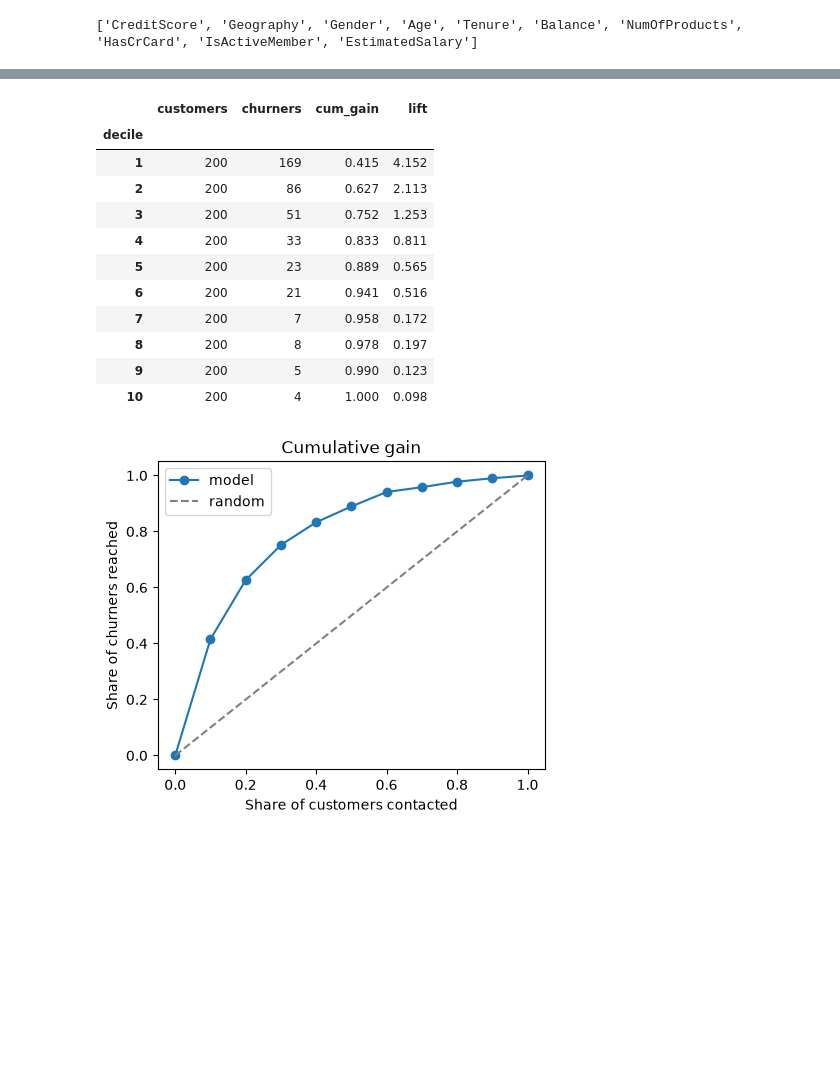
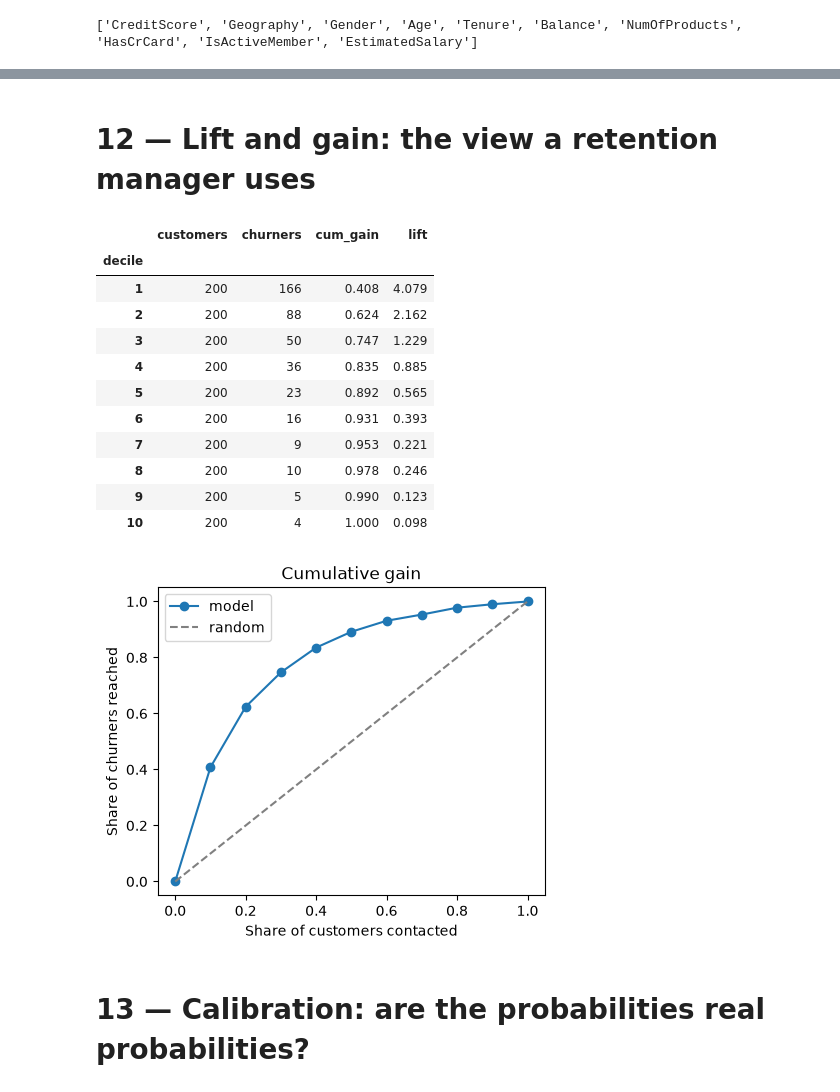
Before and after one commit to bhalekarsiddhesh45-sys/bank-customer-churn-prediction, a Jupyter notebook: notebook/05_Modeling_and_Evaluation.ipynb, the cells around one changed output, grey strips where cells are left out. Cells and saved outputs as stored; diff of their text form; code cells hidden in the pictures; blank space fills up the shorter version.

```diff
--- a/notebook/05_Modeling_and_Evaluation.ipynb
+++ b/notebook/05_Modeling_and_Evaluation.ipynb
@@ -75,10 +55,10 @@ print(df.columns.tolist())
 # %%
-df["HasZeroBalance"] = (df["Balance"] == 0).astype(int)
-df["BalanceToSalary"] =  df["Balance"] / df["EstimatedSalary"].replace(0, np.nan)
-df["AgeBand"] = pd.cut(df["Age"], bins=[0, 30, 40, 50, 60, 70, 80],
-                       labels=["<30", "30-39", "40-49", "50-59", "60-69", "70+"])
-df["ProductGroup"] = df["NumOfProducts"].clip(upper=3).astype(str).replace({"3": "3+"})
-df["Tenureyoungest"] = (df["Tenure"] <= 1).astype(int)
+df["HasZeroBalance"]      = (df["Balance"] == 0).astype(int)
+df["BalanceToSalary"]     = df["Balance"] / df["EstimatedSalary"].replace(0, np.nan)
+df["AgeBand"]             = pd.cut(df["Age"], [0, 29, 39, 49, 59, 120],
+                                   labels=["<30", "30-39", "40-49", "50-59", "60+"]).astype(str)
+df["ProductsGroup"]       = df["NumOfProducts"].clip(upper=3).astype(str).replace({"3": "3+"})
+df["TenureYoungAccount"]  = (df["Tenure"] <= 1).astype(int)
 df.head()
 # %% [output]
 |  | CreditScore | Geography | Gender | Age | Tenure | Balance | NumOfProducts | HasCrCard | IsActiveMember | ... |
@@ -92,5 +72,5 @@ df.head()
 # %%
-X_tr, X_te, Y_tr, Y_te = train_test_split (df, y, test_size=0.2, stratify =y, random_state=SEED)
-print("train shape:", X_tr.shape, "test shape:", X_te.shape)
-print(f"train churn rate: {Y_tr.mean():.3f}, test churn rate: {Y_te.mean():.3f}")
+X_tr, X_te, y_tr, y_te = train_test_split(df, y, test_size=0.2, stratify=y, random_state=SEED)
+print("train:", X_tr.shape, "| test:", X_te.shape)
+print(f"churn rate  train: {y_tr.mean():.3f} | test: {y_te.mean():.3f}")
 # %% [output]
@@ -124,15 +108,13 @@ categorical: ['Geography', 'Gender', 'AgeBand', 'ProductGroup']
 # %%
+import warnings; warnings.filterwarnings("ignore", message=".*ill-defined.*")
 cv = StratifiedKFold(5, shuffle=True, random_state=SEED)
-rows = []                                   # outside the loop, no indent
-
+rows = []
 for name, pipe in models.items():
-    s = cross_validate(pipe, X_tr, Y_tr, cv=cv,
-                       scoring=["roc_auc", "average_precision", "recall", "precision"])
-    rows.append({"model": name,             # inside the loop, indented
+    s = cross_validate(pipe, X_tr, y_tr, cv=cv, scoring=["roc_auc", "average_precision", "recall", "precision"])
+    rows.append({"model": name,
                  **{k: round(s[f"test_{k}"].mean(), 3) for k in ["roc_auc", "average_precision", "recall", "precision"]},
                  "pr_auc_std": round(s["test_average_precision"].std(), 3)})
-
-cmp_df = pd.DataFrame(rows).set_index("model")   # outside the loop, no indent
+cmp_df = pd.DataFrame(rows).set_index("model")
 cmp_df
 # %% [output]
 |  | roc_auc | average_precision | recall | precision | pr_auc_std |
@@ -164,10 +148,10 @@ Threshold chosen on training out-of-fold predictions: 0.581
 # %%
-best.fit(X_tr, Y_tr)
+best.fit(X_tr, y_tr)
 p    = best.predict_proba(X_te)[:, 1]
 pred = (p >= threshold).astype(int)
 
-print(f"ROC-AUC  {roc_auc_score(Y_te, p):.3f}")
-print(f"PR-AUC   {average_precision_score(Y_te, p):.3f}   (base rate = {Y_te.mean():.3f})")
-print(f"Precision {precision_score(Y_te, pred):.3f} | Recall {recall_score(Y_te, pred):.3f} | F1 {f1_score(Y_te, pred):.3f}")
-print("Confusion matrix [[TN, FP], [FN, TP]]:\n", confusion_matrix(Y_te, pred))
+print(f"ROC-AUC  {roc_auc_score(y_te, p):.3f}")
+print(f"PR-AUC   {average_precision_score(y_te, p):.3f}   (base rate = {y_te.mean():.3f})")
+print(f"Precision {precision_score(y_te, pred):.3f} | Recall {recall_score(y_te, pred):.3f} | F1 {f1_score(y_te, pred):.3f}")
+print("Confusion matrix [[TN, FP], [FN, TP]]:\n", confusion_matrix(y_te, pred))
 # %% [output]
@@ -186,26 +172,30 @@ imp.tail(10).plot(kind="barh", figsize=(6, 4), title="Permutation importance (dr
+# %% [markdown]
+# 12 — Lift and gain: the view a retention manager uses
 # %%
-t = pd.DataFrame({"p": p, "y": Y_te.values}).sort_values("p", ascending=False).reset_index(drop=True)
+t = pd.DataFrame({"p": p, "y": y_te.values}).sort_values("p", ascending=False).reset_index(drop=True)
 t["decile"] = pd.qcut(t.index, 10, labels=range(1, 11))
 g = t.groupby("decile", observed=True).agg(customers=("y", "size"), churners=("y", "sum"))
 g["cum_gain"] = (g["churners"] / g["churners"].sum()).cumsum()
 g["lift"]     = (g["churners"] / g["customers"]) / t["y"].mean()
 display(g.round(3))
 
 x = np.arange(0, 11) / 10; plt.figure(figsize=(5, 4))
 plt.plot(x, np.r_[0, g["cum_gain"].values], marker="o", label="model"); plt.plot(x, x, "--", c="grey", label="random")
 plt.xlabel("Share of customers contacted"); plt.ylabel("Share of churners reached"); plt.title("Cumulative gain"); plt.legend(); plt.show()
 # %% [output]
 |  | customers | churners | cum_gain | lift |
 | decile |  |  |  |  |
-| 1 | 200 | 169 | 0.415 | 4.152 |
-| 2 | 200 | 86 | 0.627 | 2.113 |
-| 3 | 200 | 51 | 0.752 | 1.253 |
-| 4 | 200 | 33 | 0.833 | 0.811 |
-| 5 | 200 | 23 | 0.889 | 0.565 |
-| 6 | 200 | 21 | 0.941 | 0.516 |
-| 7 | 200 | 7 | 0.958 | 0.172 |
-| 8 | 200 | 8 | 0.978 | 0.197 |
+| 1 | 200 | 166 | 0.408 | 4.079 |
+| 2 | 200 | 88 | 0.624 | 2.162 |
+| 3 | 200 | 50 | 0.747 | 1.229 |
+| 4 | 200 | 36 | 0.835 | 0.885 |
+| 5 | 200 | 23 | 0.892 | 0.565 |
+| 6 | 200 | 16 | 0.931 | 0.393 |
+| 7 | 200 | 9 | 0.953 | 0.221 |
+| 8 | 200 | 10 | 0.978 | 0.246 |
 | 9 | 200 | 5 | 0.990 | 0.123 |
 | 10 | 200 | 4 | 1.000 | 0.098 |
 [figure]
+# %% [markdown]
+# 13 — Calibration: are the probabilities real probabilities?
 # %%
```
Also changed, not shown: parts of 34 cells of this notebook.
